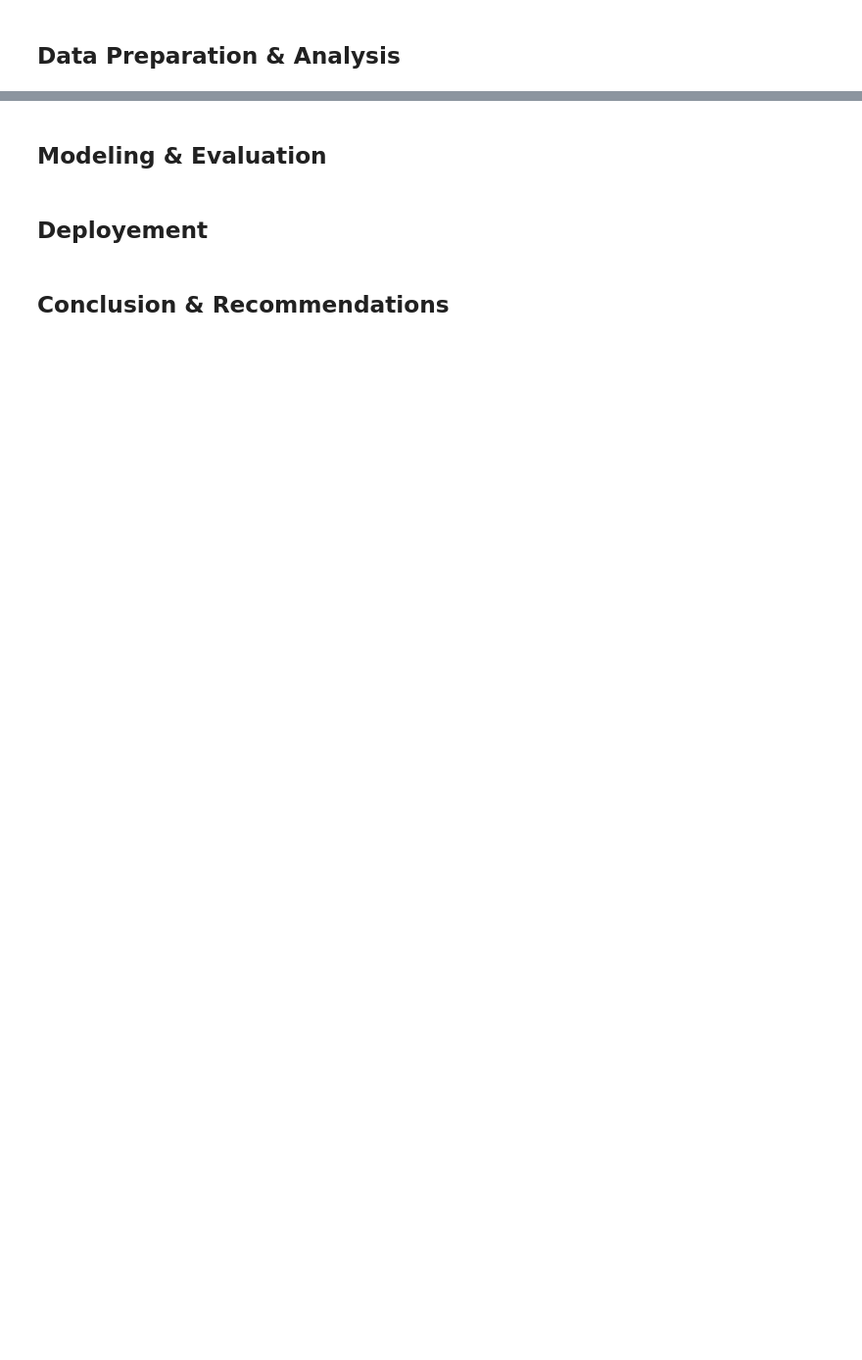
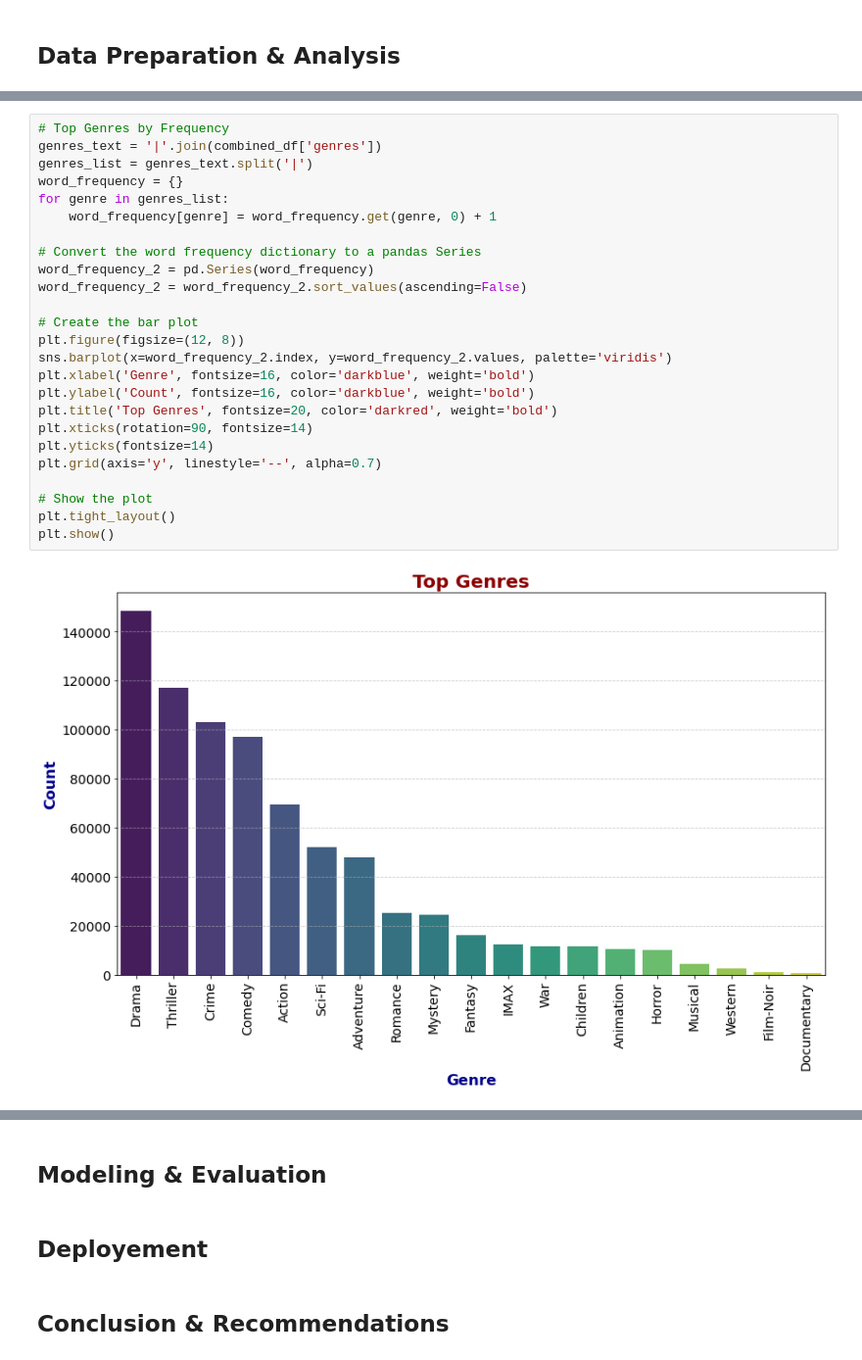
Before and after one commit to NashonOkumu/movie-recommendation, a Jupyter notebook: movie-recommendation.ipynb, the cells around one changed output, grey strips where cells are left out. Shown at 98% size. Drawn from its saved outputs; the diff is of its cells as text; blank space fills up the shorter version.

```diff
--- a/movie-recommendation.ipynb
+++ b/movie-recommendation.ipynb
@@ -17,0 +443,27 @@
+# %%
+# Top Genres by Frequency
+genres_text = '|'.join(combined_df['genres'])
+genres_list = genres_text.split('|')
+word_frequency = {}
+for genre in genres_list:
+    word_frequency[genre] = word_frequency.get(genre, 0) + 1
+
+# Convert the word frequency dictionary to a pandas Series
+word_frequency_2 = pd.Series(word_frequency)
+word_frequency_2 = word_frequency_2.sort_values(ascending=False)
+
+# Create the bar plot
+plt.figure(figsize=(12, 8))
+sns.barplot(x=word_frequency_2.index, y=word_frequency_2.values, palette='viridis')
+plt.xlabel('Genre', fontsize=16, color='darkblue', weight='bold')
+plt.ylabel('Count', fontsize=16, color='darkblue', weight='bold')
+plt.title('Top Genres', fontsize=20, color='darkred', weight='bold')
+plt.xticks(rotation=90, fontsize=14)
+plt.yticks(fontsize=14)
+plt.grid(axis='y', linestyle='--', alpha=0.7)
+
+# Show the plot
+plt.tight_layout()
+plt.show()
+# %% [output]
+[figure, added]
```
Also changed, not shown: parts of 35 cells of this notebook, 6 other files.
